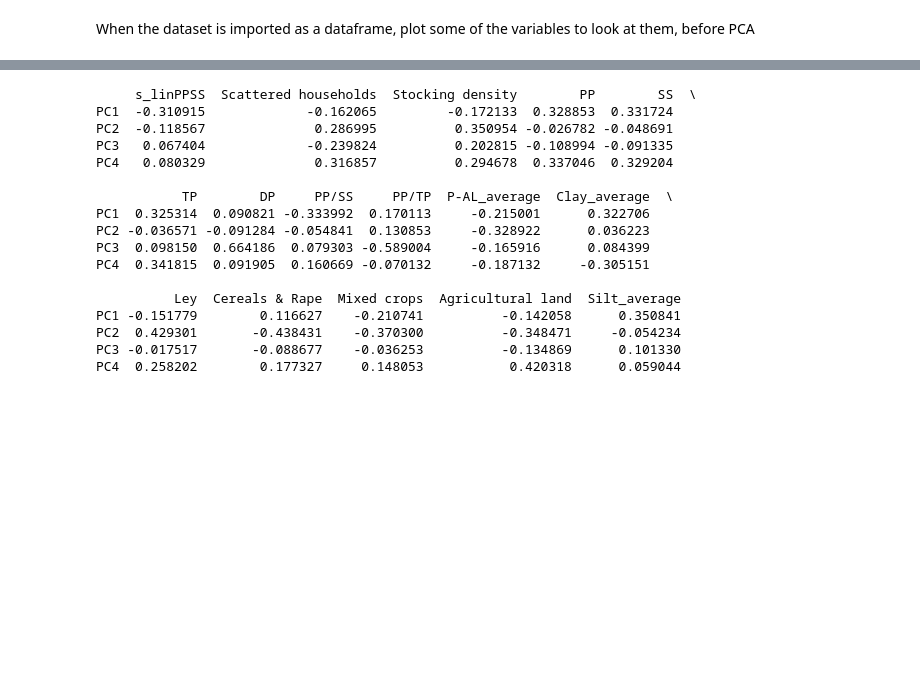
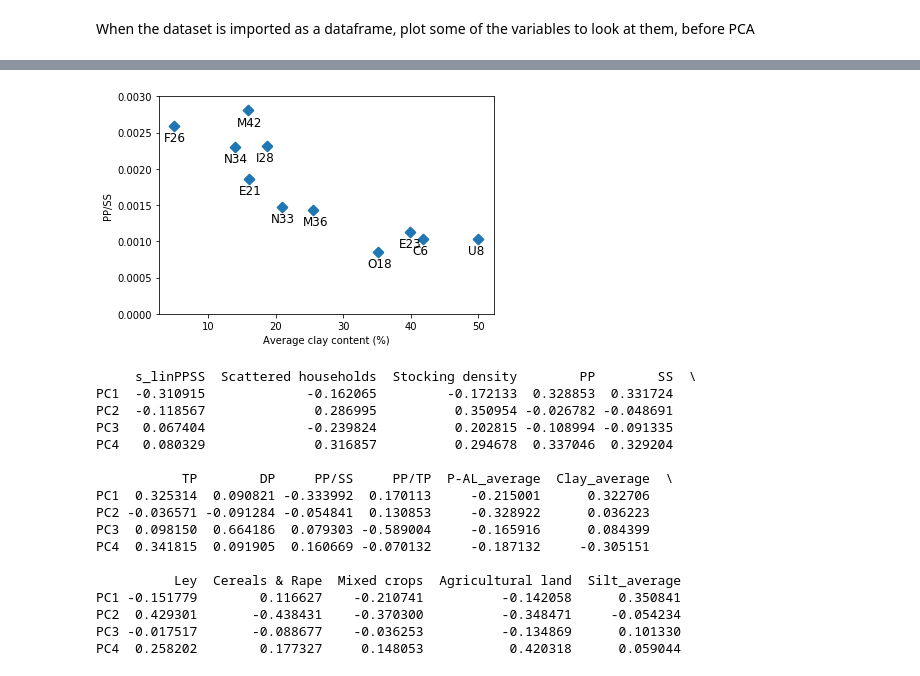
Before and after one commit to SaraSandstrom/pythoncourse, a Jupyter notebook: pcatest.ipynb, the cells around one changed output, grey strips where cells are left out. Cells and saved outputs as stored; diff of their text form; code cells hidden in the pictures; blank space fills up the shorter version.

Commit message:
Cleaned up some code, added how to save figures

```diff
--- a/pcatest.ipynb
+++ b/pcatest.ipynb
@@ -200,12 +147,23 @@ plt.legend(loc=4)
 # %%
 PPSS = data1[['PP/SS']]
 PPSS = np.array(PPSS)
 
+#set limit for y-axis for a more readable plot
 plt.ylim(0,0.003)
 plt.scatter(Clay, PPSS, marker="x", linewidth=8)
+
+for i,area in enumerate(ID.values):
+    x = Clay[i]
+    y = PPSS[i]
+    plt.text(x-1.55, y-0.00021, area[0], fontsize=12)
+
 plt.xlabel("Average clay content (%)")
 plt.ylabel("PP/SS")
+#save figure as a .png file
+plt.savefig("ppssclay.png", dpi=600, format="png")
 plt.show()
+# %% [output]
+[figure, added]
 # %%
 #Import PCA package
 from sklearn.decomposition import PCA
```
Also changed, not shown: parts of 7 cells of this notebook.
